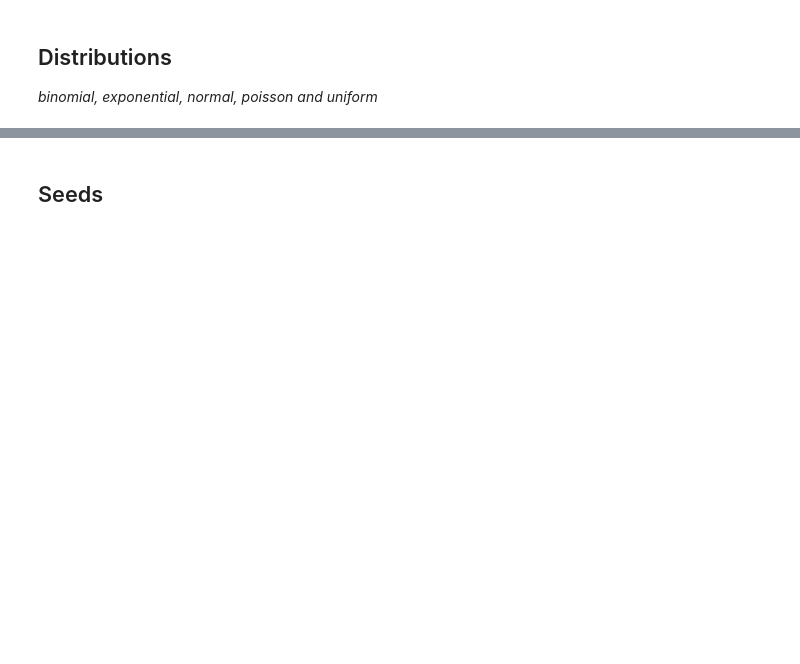
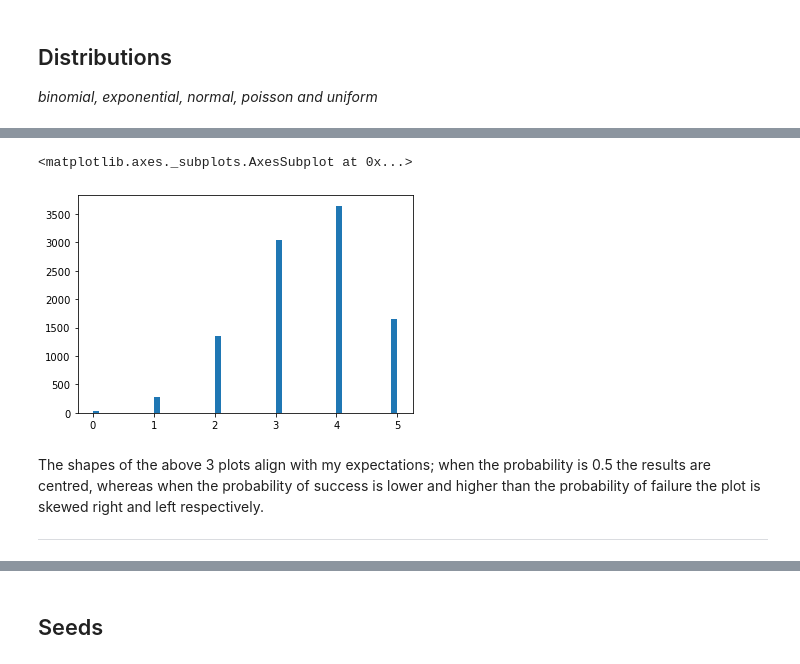
Before and after one commit to dervlac/numpy-assignment, a Jupyter notebook: NumPy Analysis.ipynb, the cells around one changed output, grey strips where cells are left out. Saved outputs shown, nothing was run; the diff lists cells and outputs as text; code cells hidden in the pictures; blank space fills up the shorter version.

```diff
--- a/NumPy Analysis.ipynb
+++ b/NumPy Analysis.ipynb
@@ -225,3 +270,14 @@ plt.show
+# %%
+# testing a higher probability for comparison
+b_dist3 = rng.binomial(5,0.7,size=10000)
+sns.distplot(b_dist3,kde=False,hist_kws={"linewidth": 15,'alpha':1})
+# %% [output]
+<matplotlib.axes._subplots.AxesSubplot at 0x...>
+[figure, added]
+# %% [markdown]
+The shapes of the above 3 plots align with my expectations; when the probability is 0.5 the results are centred, whereas when the probability of success is lower and higher than the probability of failure the plot is skewed right and left respectively.
+
+***
 # %%
 e_dist = rng.exponential(0.5,size=1000)
 plt.hist(e_dist)
```
Also changed, not shown: parts of 35 cells of this notebook.
